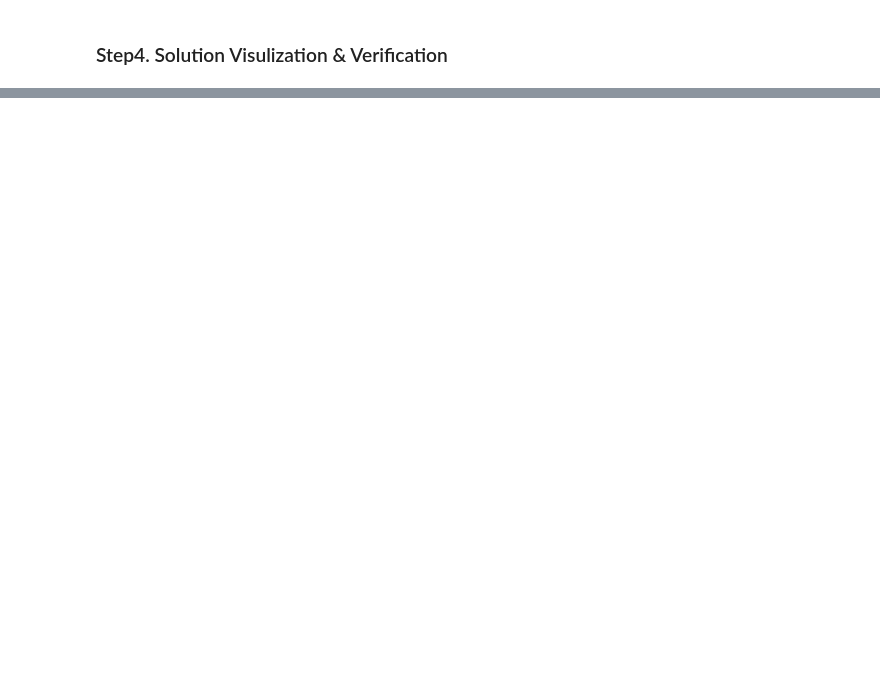
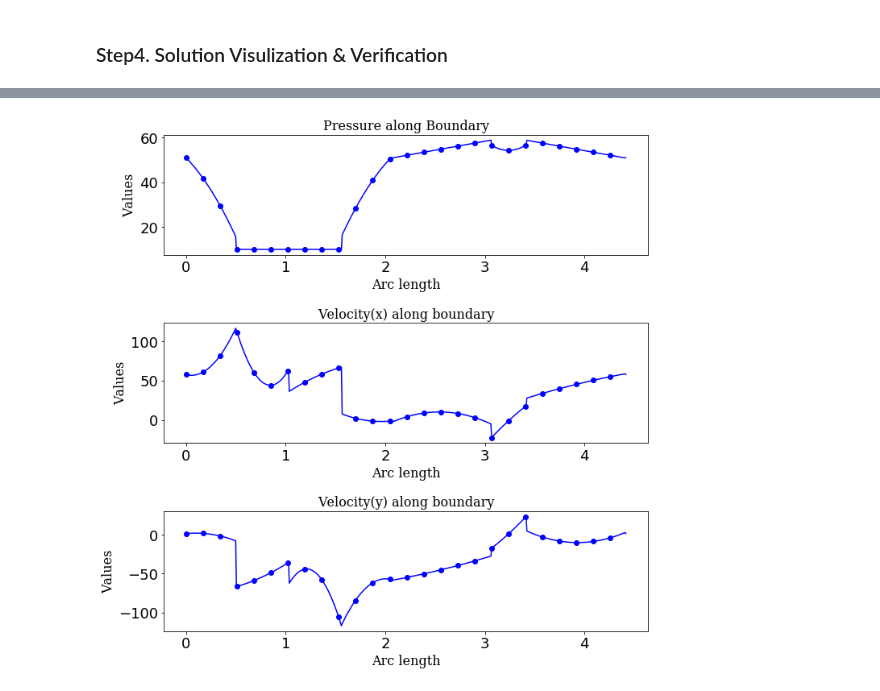
Before and after one commit to BinWang0213/PyBEM2D, a Jupyter notebook: Examples/IJNME_DDM_LDomain.ipynb, the cells around one changed output, grey strips where cells are left out. Cells and saved outputs as stored; diff of their text form; code cells hidden in the pictures; blank space fills up the shorter version.

```diff
--- a/Examples/IJNME_DDM_LDomain.ipynb
+++ b/Examples/IJNME_DDM_LDomain.ipynb
@@ -213,0 +234,5 @@ P=BEM_Case2.plot_SolutionBD()
+# %%
+#Pressure and velocity along the boundary
+P=BEM_Case2.PostProcess.plot_SolutionBD()
+# %% [output]
+[figure, added]
```
Also changed, not shown: parts of 6 cells of this notebook, 8 other files.
